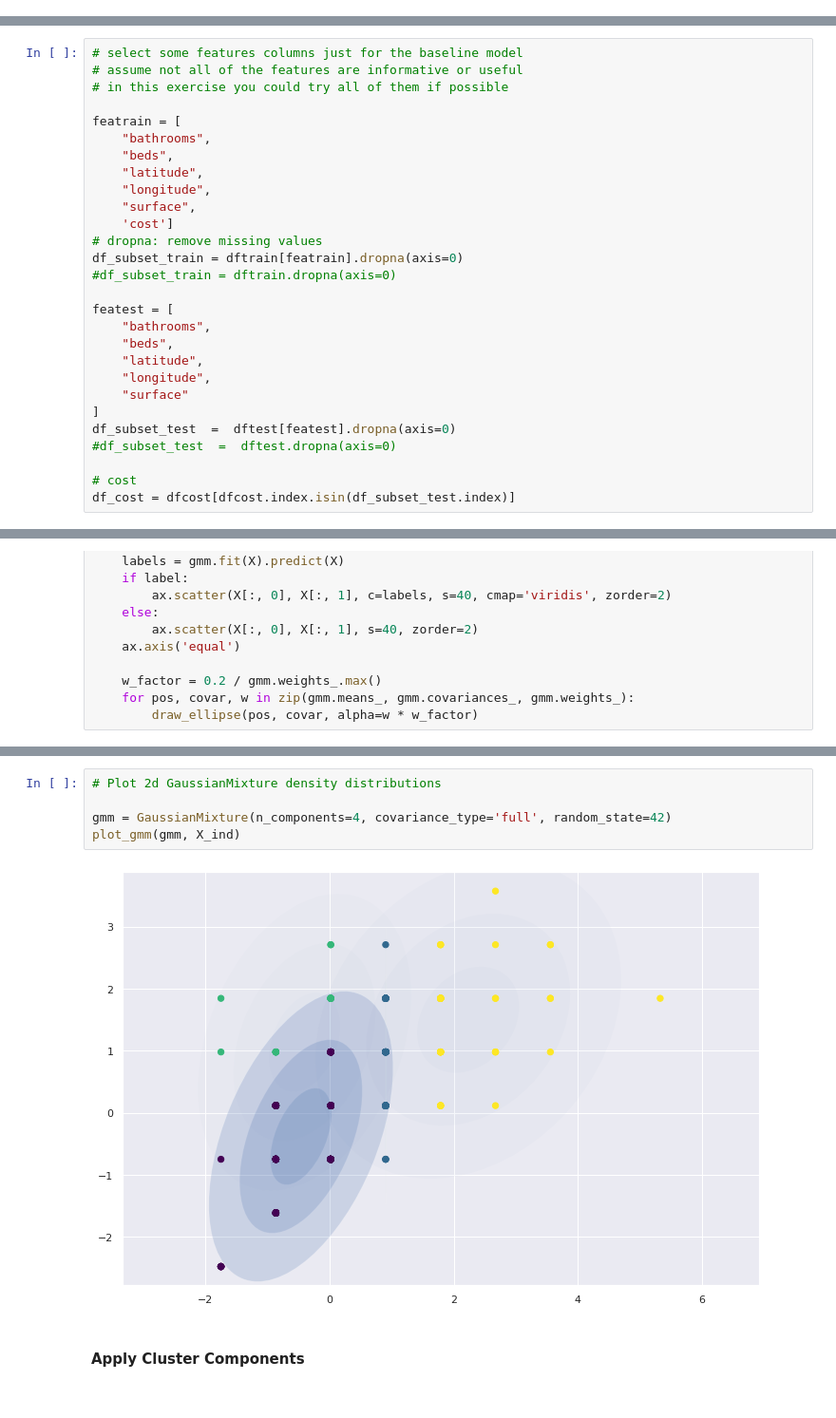
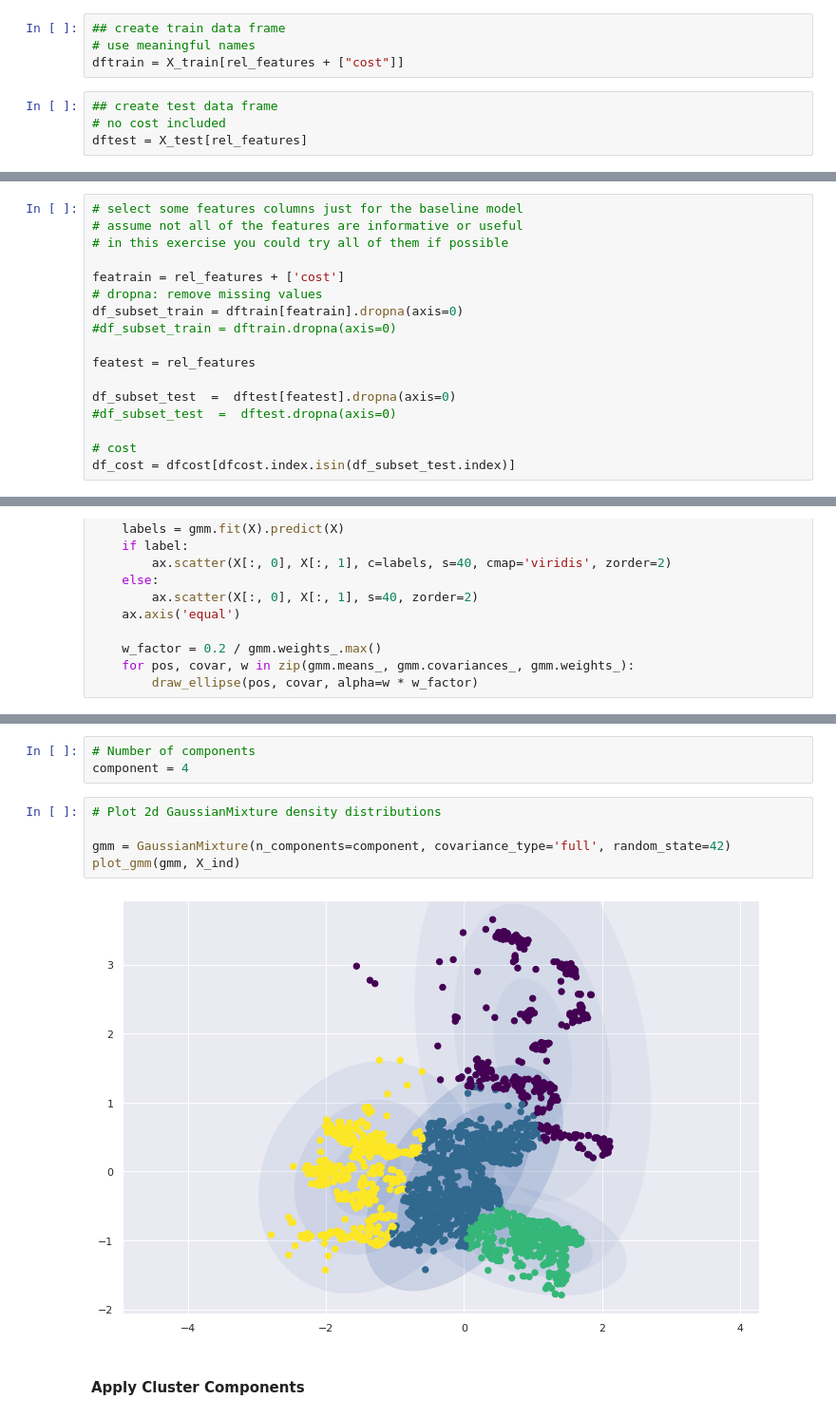
Before and after one commit to daireiscool/ET5003, a Jupyter notebook: week3/ET5003_Etivity2_DaireCampbell_20156952.ipynb, the cells around one changed output, grey strips where cells are left out. Shown at 95% size. Drawn from its saved outputs; the diff is of its cells as text.

```diff
--- a/week3/ET5003_Etivity2_DaireCampbell_20156952.ipynb
+++ b/week3/ET5003_Etivity2_DaireCampbell_20156952.ipynb
@@ -214,3 +517,11 @@ Test data was missing: property_type_studio
+# %%
+## create train data frame
+# use meaningful names
+dftrain = X_train[rel_features + ["cost"]]
+# %%
+## create test data frame
+# no cost included
+dftest = X_test[rel_features]
 # %%
 ## create expected cost data frame
 # the cost is in another file
@@ -310,24 +621,13 @@ dfcost.describe()
 # assume not all of the features are informative or useful
 # in this exercise you could try all of them if possible
 
-featrain = [
-    "bathrooms",
-    "beds",
-    "latitude",
-    "longitude",
-    "surface",
-    'cost']
+featrain = rel_features + ['cost']
 # dropna: remove missing values
 df_subset_train = dftrain[featrain].dropna(axis=0)
 #df_subset_train = dftrain.dropna(axis=0)
 
-featest = [
-    "bathrooms",
-    "beds",
-    "latitude",
-    "longitude",
-    "surface"
-]
+featest = rel_features
+
 df_subset_test  =  dftest[featest].dropna(axis=0)
 #df_subset_test  =  dftest.dropna(axis=0)
 
@@ -472,10 +795,13 @@ plt.xlabel('n_components');
+# %%
+# Number of components
+component = 4
 # %%
 # Plot 2d GaussianMixture density distributions
 
-gmm = GaussianMixture(n_components=4, covariance_type='full', random_state=42)
+gmm = GaussianMixture(n_components=component, covariance_type='full', random_state=42)
 plot_gmm(gmm, X_ind)
 # %% [output]
-[figure, old version]
+[figure, new version]
 # %% [markdown]
 #### Apply Cluster Components
 # %%
```
Also changed, not shown: parts of 76 cells of this notebook.
